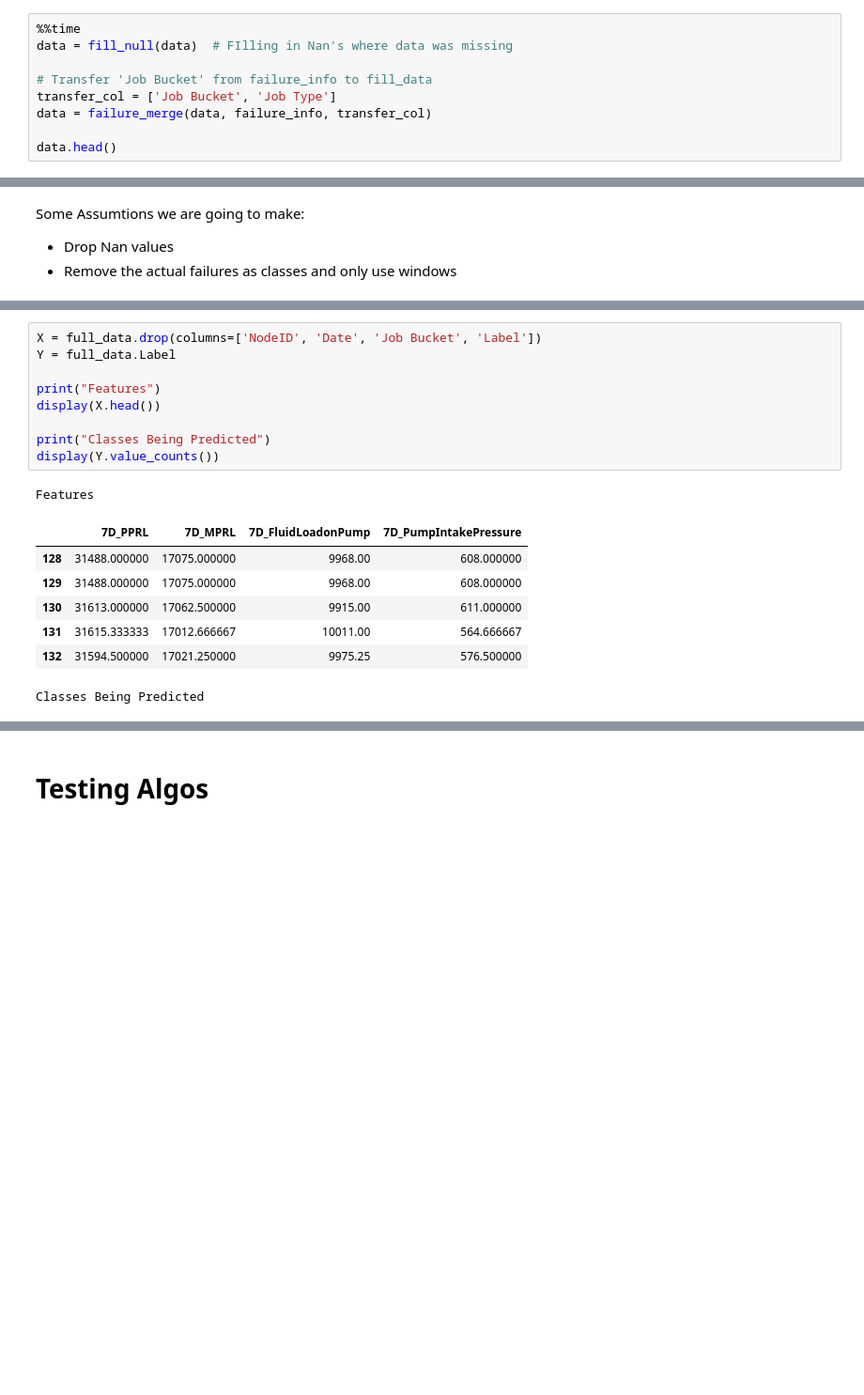
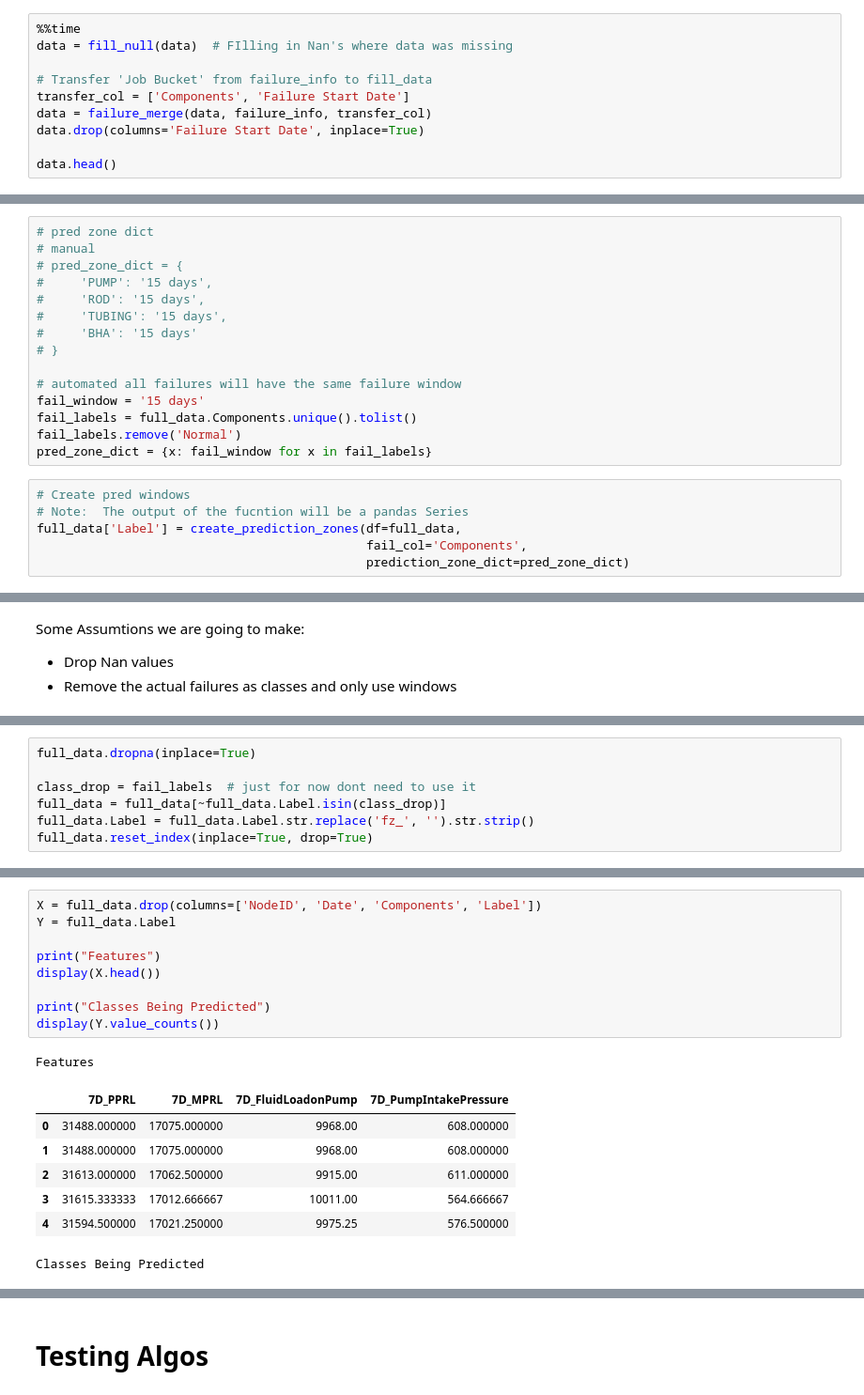
Before and after one commit to Ashitha97/ESP, a Jupyter notebook: Failure Forecasting/Window Forecasting Notebook.ipynb, the cells around one changed output, grey strips where cells are left out. Shown at 94% size. Cells and saved outputs as stored; diff of their text form; blank space fills up the shorter version.

```diff
--- a/Failure Forecasting/Window Forecasting Notebook.ipynb
+++ b/Failure Forecasting/Window Forecasting Notebook.ipynb
@@ -248,8 +271,9 @@ def failure_merge(df, failure_df, transfer_cols):
 data = fill_null(data)  # FIlling in Nan's where data was missing
 
 # Transfer 'Job Bucket' from failure_info to fill_data
-transfer_col = ['Job Bucket', 'Job Type']
+transfer_col = ['Components', 'Failure Start Date']
 data = failure_merge(data, failure_info, transfer_col)
+data.drop(columns='Failure Start Date', inplace=True)
 
 data.head()
 # %% [output]
@@ -373,0 +402,21 @@ See the caveats in the documentation: https://pandas.pydata.org/pandas-docs/stab
+# %%
+# pred zone dict
+# manual
+# pred_zone_dict = {
+#     'PUMP': '15 days',
+#     'ROD': '15 days',
+#     'TUBING': '15 days',
+#     'BHA': '15 days'
+# }
+
+# automated all failures will have the same failure window
+fail_window = '15 days'
+fail_labels = full_data.Components.unique().tolist()
+fail_labels.remove('Normal')
+pred_zone_dict = {x: fail_window for x in fail_labels}
+# %%
+# Create pred windows
+# Note:  The output of the fucntion will be a pandas Series
+full_data['Label'] = create_prediction_zones(df=full_data,
+                                             fail_col='Components',
+                                             prediction_zone_dict=pred_zone_dict)
@@ -382,0 +431,7 @@ full_data = full_data[~full_data.Label.isin(class_drop)]
+# %%
+full_data.dropna(inplace=True)
+
+class_drop = fail_labels  # just for now dont need to use it
+full_data = full_data[~full_data.Label.isin(class_drop)]
+full_data.Label = full_data.Label.str.replace('fz_', '').str.strip()
+full_data.reset_index(inplace=True, drop=True)
@@ -383,18 +453,18 @@ full_data = full_data[~full_data.Label.isin(class_drop)]
 # %%
-X = full_data.drop(columns=['NodeID', 'Date', 'Job Bucket', 'Label'])
+X = full_data.drop(columns=['NodeID', 'Date', 'Components', 'Label'])
 Y = full_data.Label
 
 print("Features")
 display(X.head())
 
 print("Classes Being Predicted")
 display(Y.value_counts())
 # %% [output]
 Features
 |  | 7D_PPRL | 7D_MPRL | 7D_FluidLoadonPump | 7D_PumpIntakePressure |
-| 128 | 31488.000000 | 17075.000000 | 9968.00 | 608.000000 |
-| 129 | 31488.000000 | 17075.000000 | 9968.00 | 608.000000 |
-| 130 | 31613.000000 | 17062.500000 | 9915.00 | 611.000000 |
-| 131 | 31615.333333 | 17012.666667 | 10011.00 | 564.666667 |
-| 132 | 31594.500000 | 17021.250000 | 9975.25 | 576.500000 |
+| 0 | 31488.000000 | 17075.000000 | 9968.00 | 608.000000 |
+| 1 | 31488.000000 | 17075.000000 | 9968.00 | 608.000000 |
+| 2 | 31613.000000 | 17062.500000 | 9915.00 | 611.000000 |
+| 3 | 31615.333333 | 17012.666667 | 10011.00 | 564.666667 |
+| 4 | 31594.500000 | 17021.250000 | 9975.25 | 576.500000 |
 Classes Being Predicted
```
Also changed, not shown: parts of 45 cells of this notebook, 5 other files.
